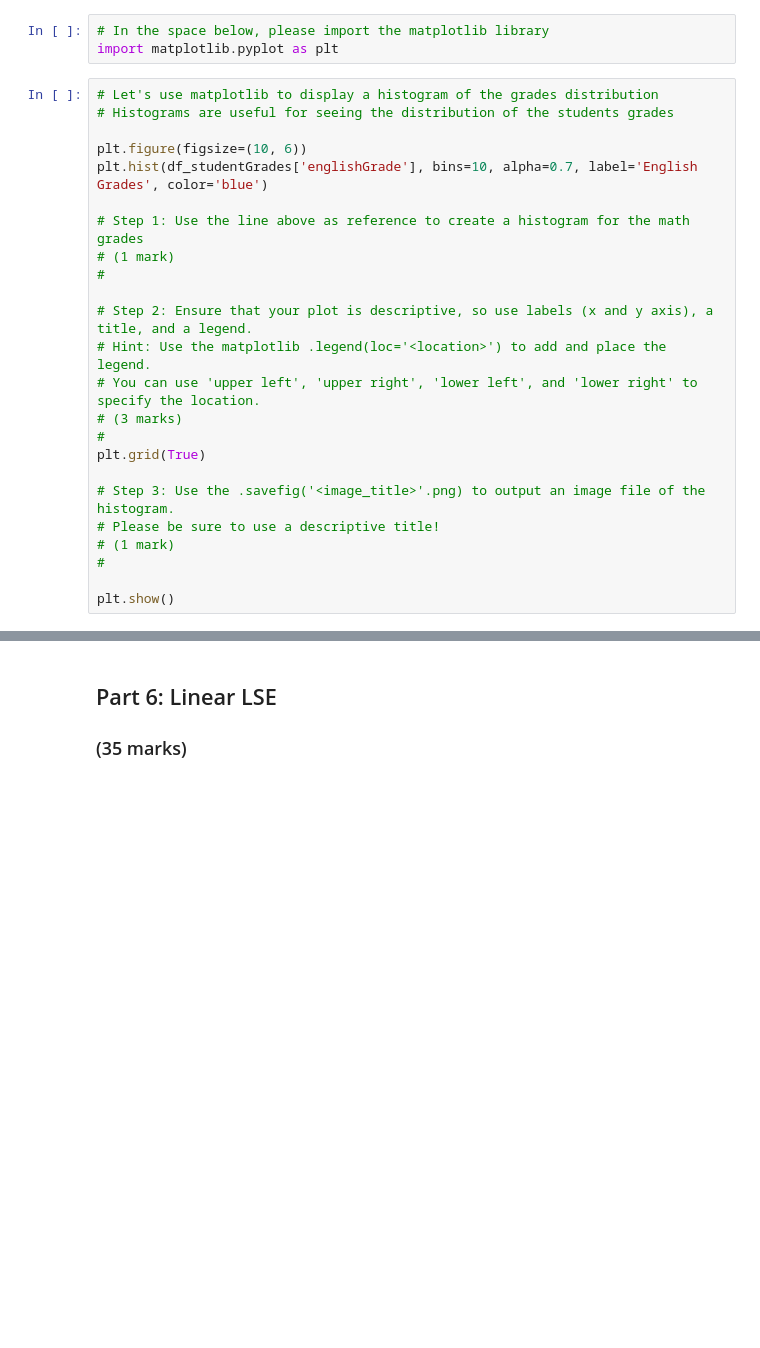
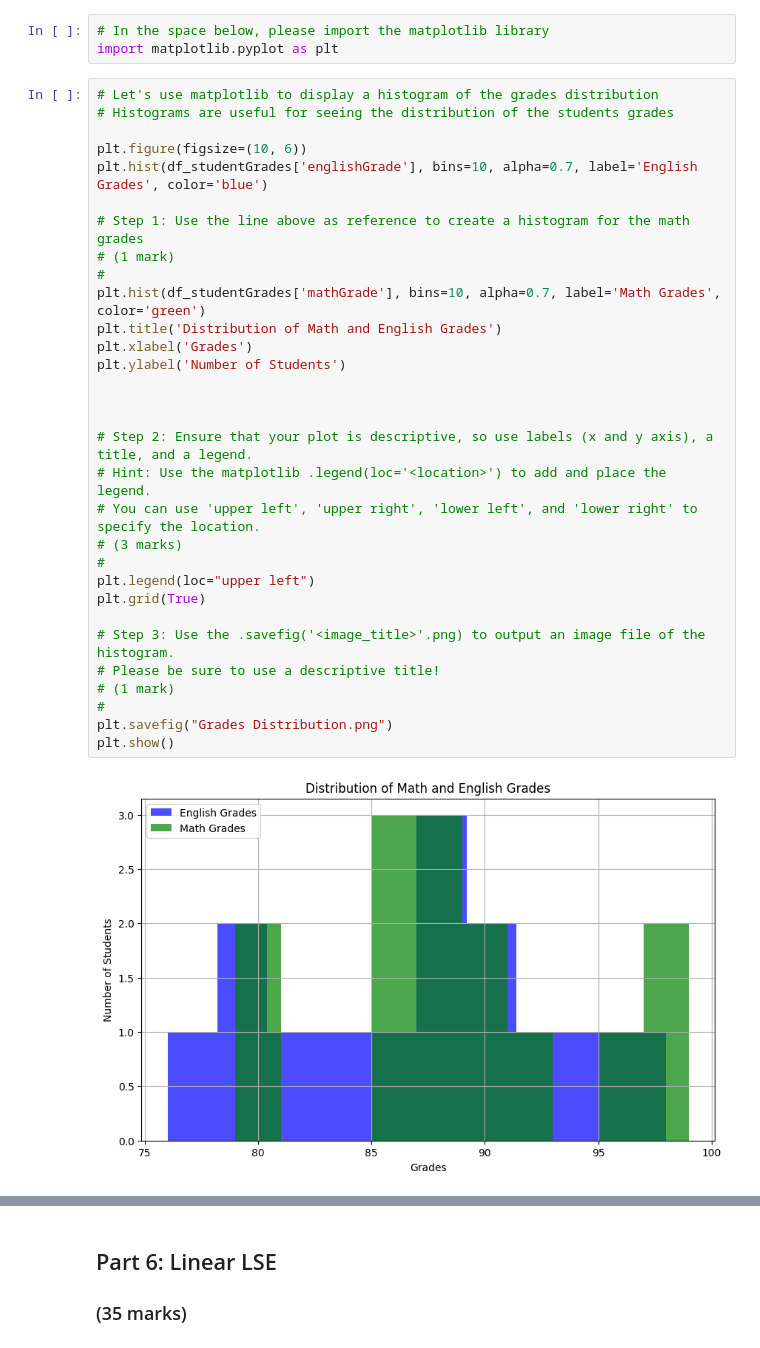
Before and after one commit to Rukkyn678/ENGG680_2025_Fall, a Jupyter notebook: Lab_Assignment1/StudentGradeManagementSystem.ipynb, the cells around one changed output, grey strips where cells are left out. Saved outputs shown, nothing was run; the diff lists cells and outputs as text; blank space fills up the shorter version.

```diff
--- a/Lab_Assignment1/StudentGradeManagementSystem.ipynb
+++ b/Lab_Assignment1/StudentGradeManagementSystem.ipynb
@@ -733,27 +733,36 @@ import matplotlib.pyplot as plt
 # %%
 # Let's use matplotlib to display a histogram of the grades distribution
 # Histograms are useful for seeing the distribution of the students grades
 
 plt.figure(figsize=(10, 6))
 plt.hist(df_studentGrades['englishGrade'], bins=10, alpha=0.7, label='English Grades', color='blue')
 
 # Step 1: Use the line above as reference to create a histogram for the math grades
 # (1 mark)
 #
+plt.hist(df_studentGrades['mathGrade'], bins=10, alpha=0.7, label='Math Grades', color='green')
+plt.title('Distribution of Math and English Grades')
+plt.xlabel('Grades')
+plt.ylabel('Number of Students')
+
+
 
 # Step 2: Ensure that your plot is descriptive, so use labels (x and y axis), a title, and a legend.
 # Hint: Use the matplotlib .legend(loc='<location>') to add and place the legend.
 # You can use 'upper left', 'upper right', 'lower left', and 'lower right' to specify the location.
 # (3 marks)
 #
+plt.legend(loc="upper left")
 plt.grid(True)
 
 # Step 3: Use the .savefig('<image_title>'.png) to output an image file of the histogram.
 # Please be sure to use a descriptive title!
 # (1 mark)
 #
-
+plt.savefig("Grades Distribution.png")
 plt.show()
+# %% [output]
+[figure, added]
 # %%
 # Let's also use matplotlib to display a scatter plot of English vs. Math grades
 # Scatter plots are useful for seeing the relationship between two variables
```
Also changed, not shown: parts of 16 cells of this notebook, 2 other files.
